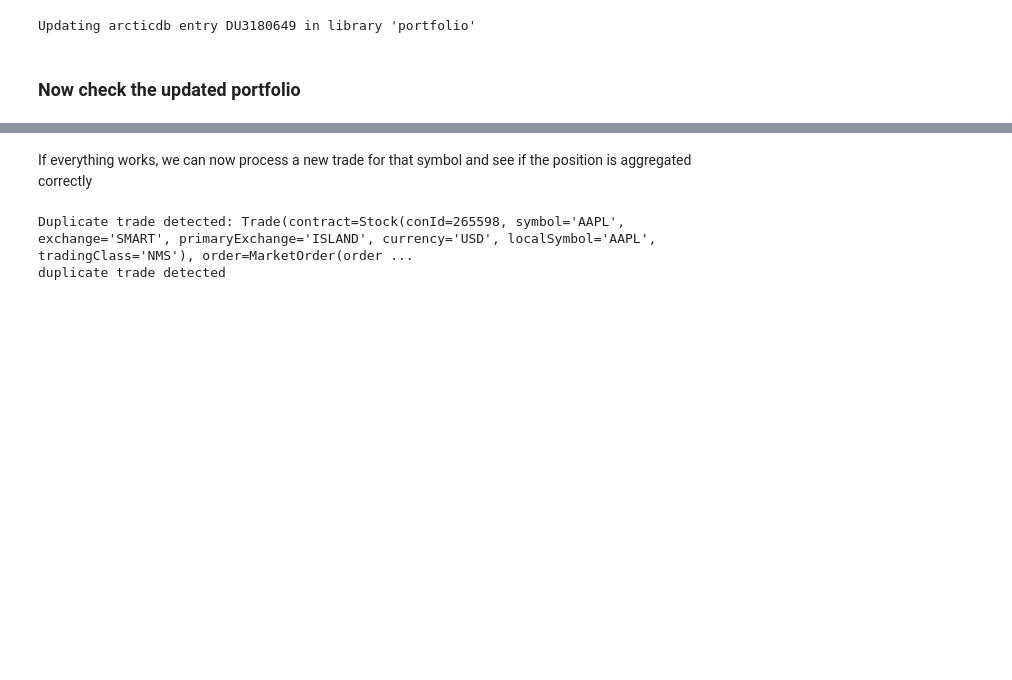
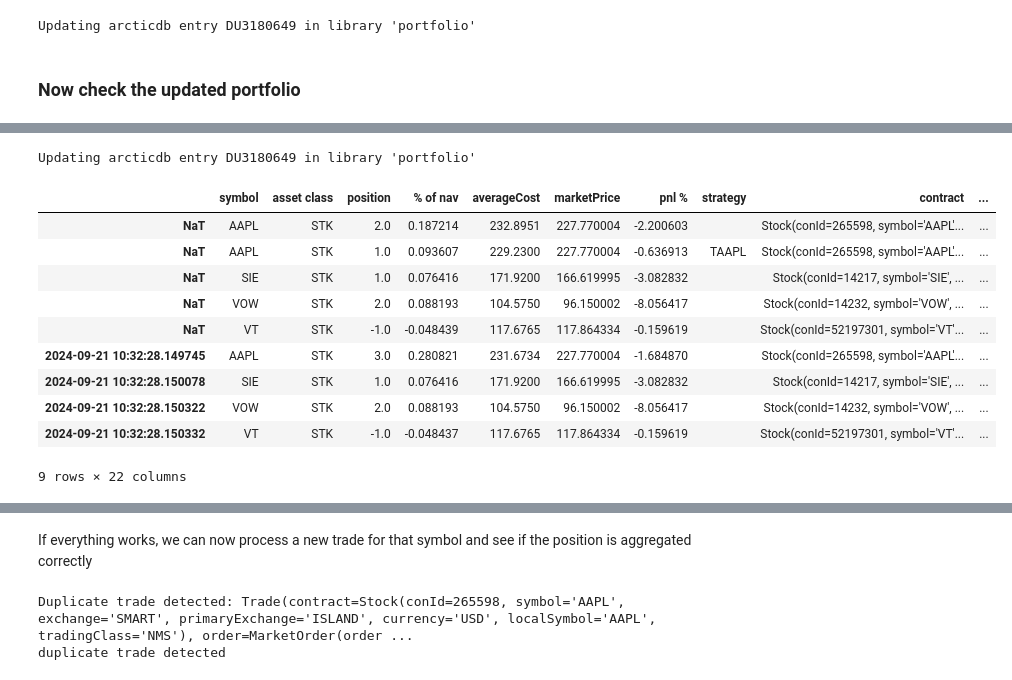
Before and after one commit to lowQuant/IB-Multi-Strategy-ATS, a Jupyter notebook: data_and_research/notebooks/process_trade.ipynb, the cells around one changed output, grey strips where cells are left out. Cells and saved outputs as stored; diff of their text form; code cells hidden in the pictures; blank space fills up the shorter version.

```diff
--- a/data_and_research/notebooks/process_trade.ipynb
+++ b/data_and_research/notebooks/process_trade.ipynb
@@ -294,3 +536,21 @@ load_portfolio_from_adb(self)
+# %%
+self.save_portfolio(df_merged_after_saving_first_trade)
+# %% [output]
+Updating arcticdb entry DU3180649 in library 'portfolio'
+# %%
+self.portfolio_library.read(self.account_id).data
+# %% [output]
+|  | symbol | asset class | position | % of nav | averageCost | marketPrice | pnl % | strategy | contract | ... |
+| NaT | AAPL | STK | 2.0 | 0.187214 | 232.8951 | 227.770004 | -2.200603 |  | Stock(conId=265598, symbol='AAPL'... | ... |
+| NaT | AAPL | STK | 1.0 | 0.093607 | 229.2300 | 227.770004 | -0.636913 | TAAPL | Stock(conId=265598, symbol='AAPL'... | ... |
+| NaT | SIE | STK | 1.0 | 0.076416 | 171.9200 | 166.619995 | -3.082832 |  | Stock(conId=14217, symbol='SIE', ... | ... |
+| NaT | VOW | STK | 2.0 | 0.088193 | 104.5750 | 96.150002 | -8.056417 |  | Stock(conId=14232, symbol='VOW', ... | ... |
+| NaT | VT | STK | -1.0 | -0.048439 | 117.6765 | 117.864334 | -0.159619 |  | Stock(conId=52197301, symbol='VT'... | ... |
+| 2024-09-21 10:32:28.149745 | AAPL | STK | 3.0 | 0.280821 | 231.6734 | 227.770004 | -1.684870 |  | Stock(conId=265598, symbol='AAPL'... | ... |
+| 2024-09-21 10:32:28.150078 | SIE | STK | 1.0 | 0.076416 | 171.9200 | 166.619995 | -3.082832 |  | Stock(conId=14217, symbol='SIE', ... | ... |
+| 2024-09-21 10:32:28.150322 | VOW | STK | 2.0 | 0.088193 | 104.5750 | 96.150002 | -8.056417 |  | Stock(conId=14232, symbol='VOW', ... | ... |
+| 2024-09-21 10:32:28.150332 | VT | STK | -1.0 | -0.048437 | 117.6765 | 117.864334 | -0.159619 |  | Stock(conId=52197301, symbol='VT'... | ... |
+9 rows × 22 columns
 # %%
 self.match_ib_positions_with_arcticdb()
 # %% [output]
```
Also changed, not shown: parts of 19 cells of this notebook, 1 other file.
